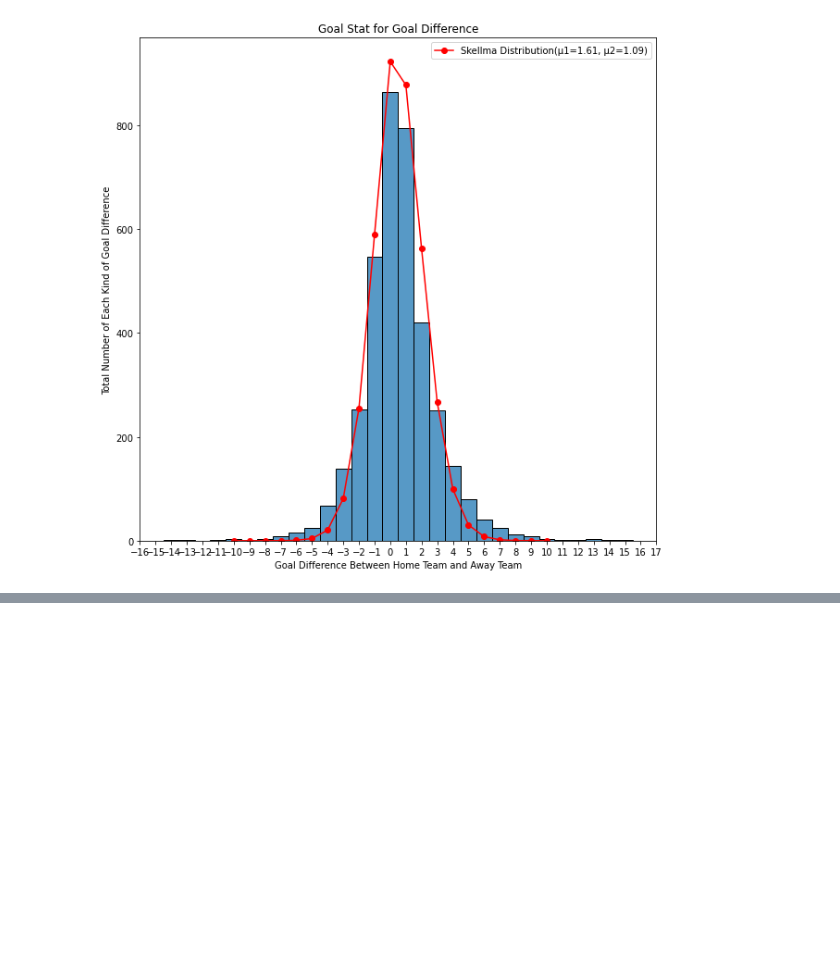
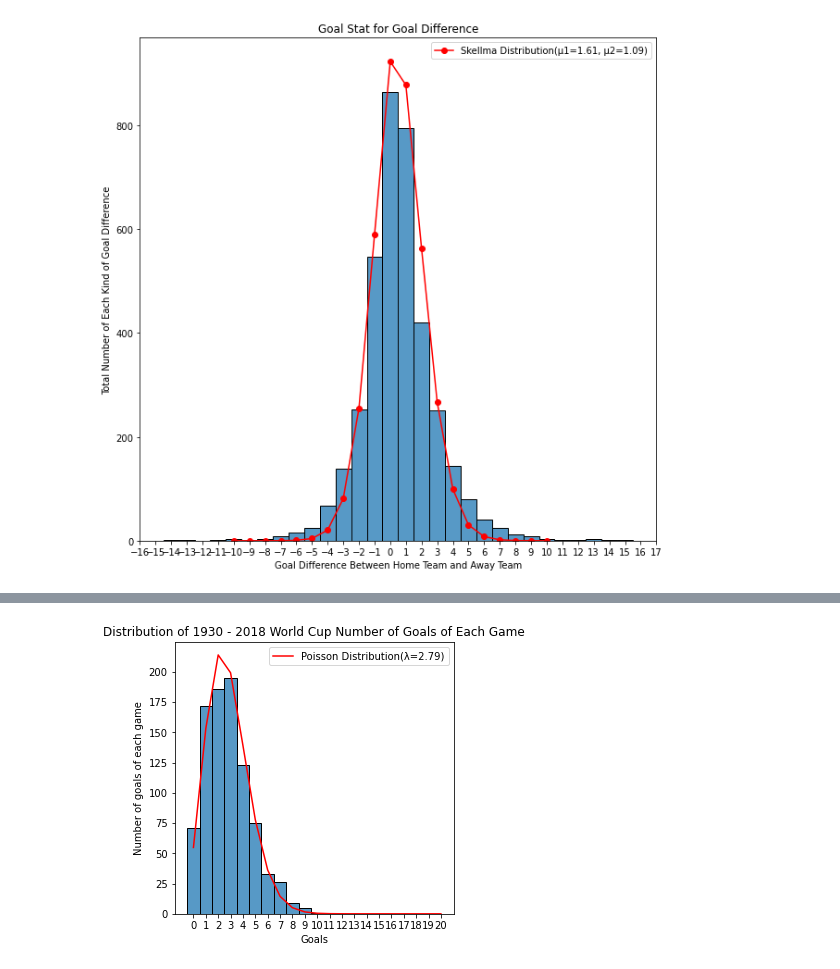
Before and after one commit to bw98/info6105final, a Jupyter notebook: worldcup_qualifications_preprocessing.ipynb, the cells around one changed output, grey strips where cells are left out. Saved outputs shown, nothing was run; the diff lists cells and outputs as text; code cells hidden in the pictures; blank space fills up the shorter version.

```diff
--- a/worldcup_qualifications_preprocessing.ipynb
+++ b/worldcup_qualifications_preprocessing.ipynb
@@ -244,0 +281,7 @@ plt.show()
+# %%
+df = pd.read_csv('data/archive/results.csv')
+grouped = df.groupby('tournament')
+world_cup_df = grouped.get_group('FIFA World Cup')
+number_of_goals = world_cup_df.home_score + world_cup_df.away_score
+number_of_goals = number_of_goals[number_of_goals <= 10]
+number_of_goals
@@ -244,0 +301,19 @@ plt.show()
+# %%
+plt.figure(figsize=(5, 5))
+score_upperbound = 20
+x = list(range(0, score_upperbound + 1, 1))
+
+sns.histplot(data=number_of_goals, discrete=True)
+plt.xticks(x)
+plt.xticks(np.arange(0, score_upperbound + 1, 1))
+plt.title('Distribution of 1930 - 2018 World Cup Number of Goals of Each Game')
+plt.ylabel('Number of goals of each game')
+plt.xlabel('Goals')
+
+lambda_world_cup_number_of_goals = number_of_goals.mean()
+plt.plot(np.arange(score_upperbound + 1), poisson.pmf(np.arange(0, score_upperbound + 1, 1), lambda_world_cup_number_of_goals)*number_of_goals.shape[0], label="Poisson Distribution(λ={:.2f})".format(lambda_world_cup_number_of_goals), color="red")
+
+plt.legend()
+plt.show()
+# %% [output]
+[figure, added]
```
Also changed, not shown: parts of 3 cells of this notebook.
